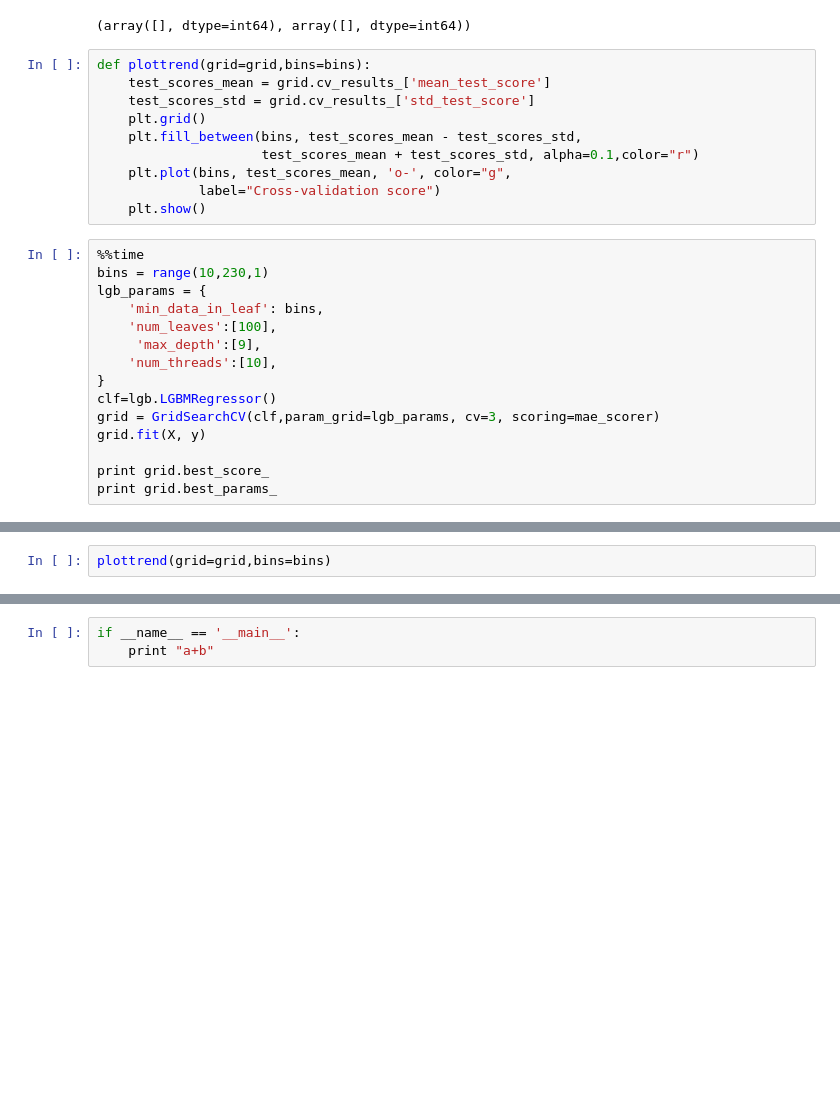
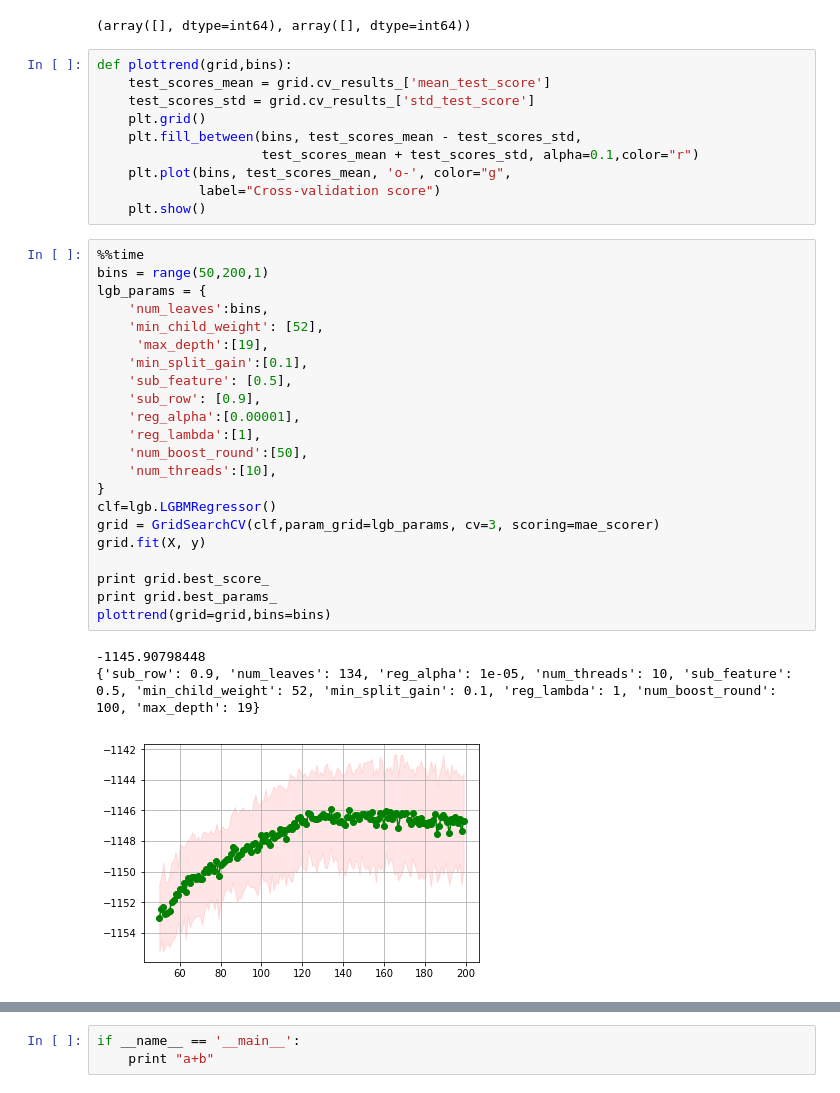
Before and after one commit to ShichengChen/kaggle, a Jupyter notebook: AllstateClaimsSeverity/lgbtune.ipynb, the cells around one changed output, grey strips where cells are left out. Saved outputs shown, nothing was run; the diff lists cells and outputs as text; blank space fills up the shorter version.

```diff
--- a/AllstateClaimsSeverity/lgbtune.ipynb
+++ b/AllstateClaimsSeverity/lgbtune.ipynb
@@ -171,7 +172,7 @@ np.where(t)
 # %% [output]
 (array([], dtype=int64), array([], dtype=int64))
 # %%
-def plottrend(grid=grid,bins=bins):
+def plottrend(grid,bins):
     test_scores_mean = grid.cv_results_['mean_test_score']
     test_scores_std = grid.cv_results_['std_test_score']
     plt.grid()
@@ -182,16 +183,27 @@ def plottrend(grid=grid,bins=bins):
     plt.show()
 # %%
 %%time
-bins = range(10,230,1)
+bins = range(50,200,1)
 lgb_params = {
-    'min_data_in_leaf': bins,
-    'num_leaves':[100],
-     'max_depth':[9],
+    'num_leaves':bins,
+    'min_child_weight': [52],
+     'max_depth':[19],
+    'min_split_gain':[0.1],
+    'sub_feature': [0.5],
+    'sub_row': [0.9],
+    'reg_alpha':[0.00001],
+    'reg_lambda':[1],
+    'num_boost_round':[50],
     'num_threads':[10],
 }
 clf=lgb.LGBMRegressor()
 grid = GridSearchCV(clf,param_grid=lgb_params, cv=3, scoring=mae_scorer)
 grid.fit(X, y)
 
 print grid.best_score_
 print grid.best_params_
+plottrend(grid=grid,bins=bins)
+# %% [output]
+-1145.90798448
+{'sub_row': 0.9, 'num_leaves': 134, 'reg_alpha': 1e-05, 'num_threads': 10, 'sub_feature': 0.5, 'min_child_weight': 52, 'min_split_gain': 0.1, 'reg_lambda': 1, 'num_boost_round': 100, 'max_depth': 19}
+[figure, added]
@@ -198,2 +211,0 @@ print grid.best_params_
-# %%
-plottrend(grid=grid,bins=bins)
```
Also changed, not shown: parts of 35 cells of this notebook, 7 other files.
